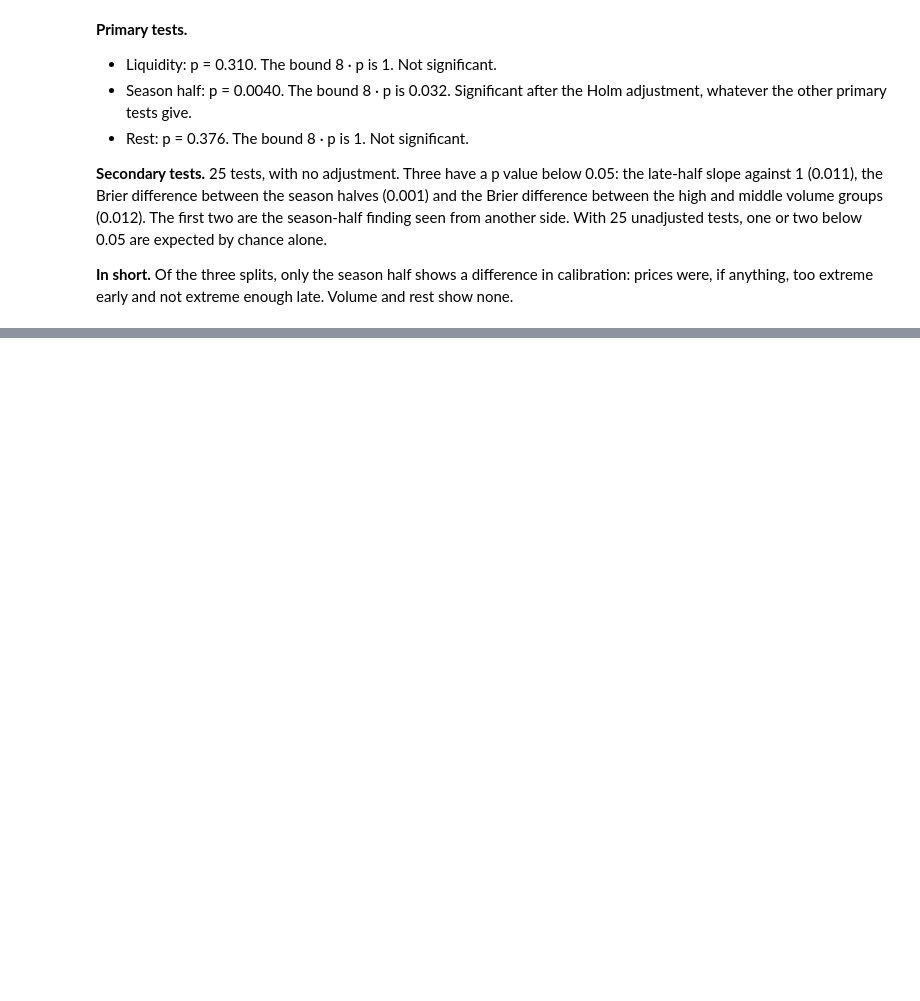
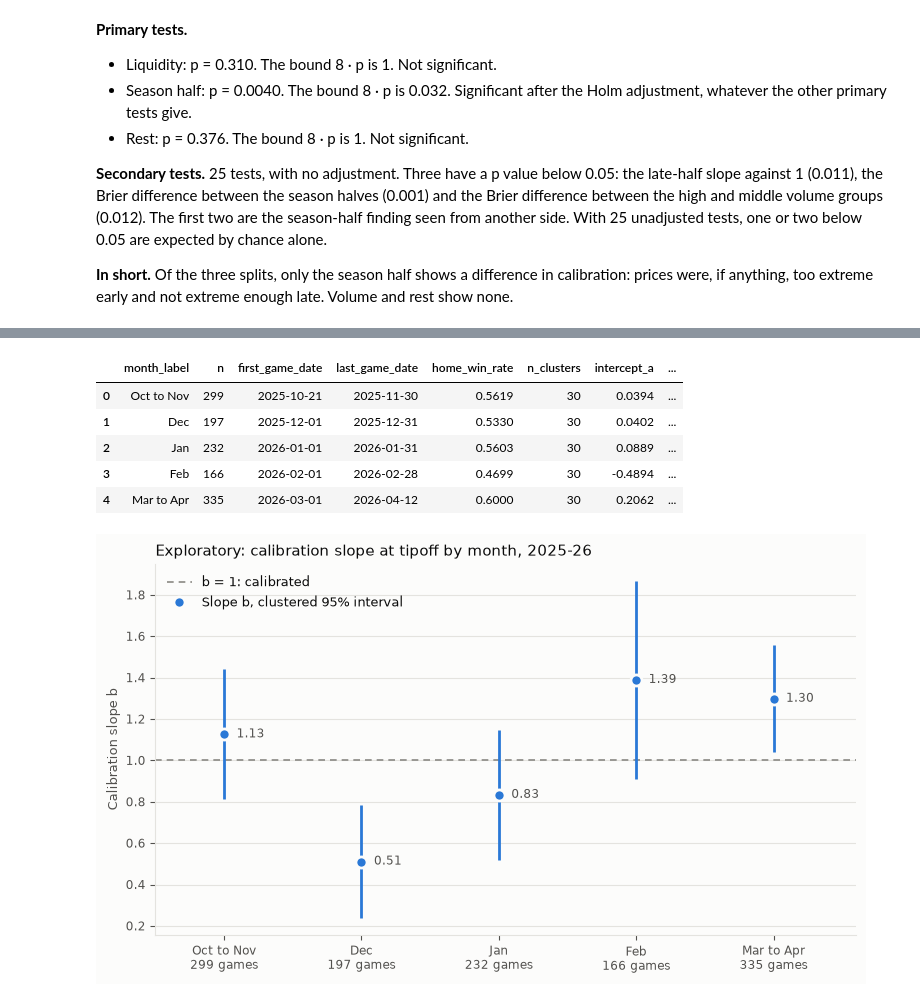
Before and after one commit to kelvinchi02/nba-kalshi-calibration, a Jupyter notebook: notebooks/08_subgroups.ipynb, the cells around one changed output, grey strips where cells are left out. Cells and saved outputs as stored; diff of their text form; code cells hidden in the pictures; blank space fills up the shorter version.

```diff
--- a/notebooks/08_subgroups.ipynb
+++ b/notebooks/08_subgroups.ipynb
@@ -223,0 +234,18 @@ display(shown.round(4))
+# %%
+from subgroups import monthly_figure, monthly_slopes, monthly_tests
+
+by_month = monthly_slopes(d)
+write_csv(by_month, RESULTS_DIR / "exploratory_slope_by_month.csv")
+write_csv(monthly_tests(by_month), all_tests.part_path("exploratory_subgroups"))
+display(by_month[["month_label", "n", "first_game_date", "last_game_date", "home_win_rate",
+                  "n_clusters", "intercept_a", "a_p_value", "slope_b", "b_se_cluster",
+                  "b_ci_lo", "b_ci_hi", "b_p_value"]].round(4))
+fig = monthly_figure(by_month, RESULTS_DIR / "exploratory_slope_by_month.png")
+# %% [output]
+|  | month_label | n | first_game_date | last_game_date | home_win_rate | n_clusters | intercept_a | ... |
+| 0 | Oct to Nov | 299 | 2025-10-21 | 2025-11-30 | 0.5619 | 30 | 0.0394 | ... |
+| 1 | Dec | 197 | 2025-12-01 | 2025-12-31 | 0.5330 | 30 | 0.0402 | ... |
+| 2 | Jan | 232 | 2026-01-01 | 2026-01-31 | 0.5603 | 30 | 0.0889 | ... |
+| 3 | Feb | 166 | 2026-02-01 | 2026-02-28 | 0.4699 | 30 | -0.4894 | ... |
+| 4 | Mar to Apr | 335 | 2026-03-01 | 2026-04-12 | 0.6000 | 30 | 0.2062 | ... |
+[figure, added]
```
Also changed, not shown: parts of 2 cells of this notebook, 16 other files.
